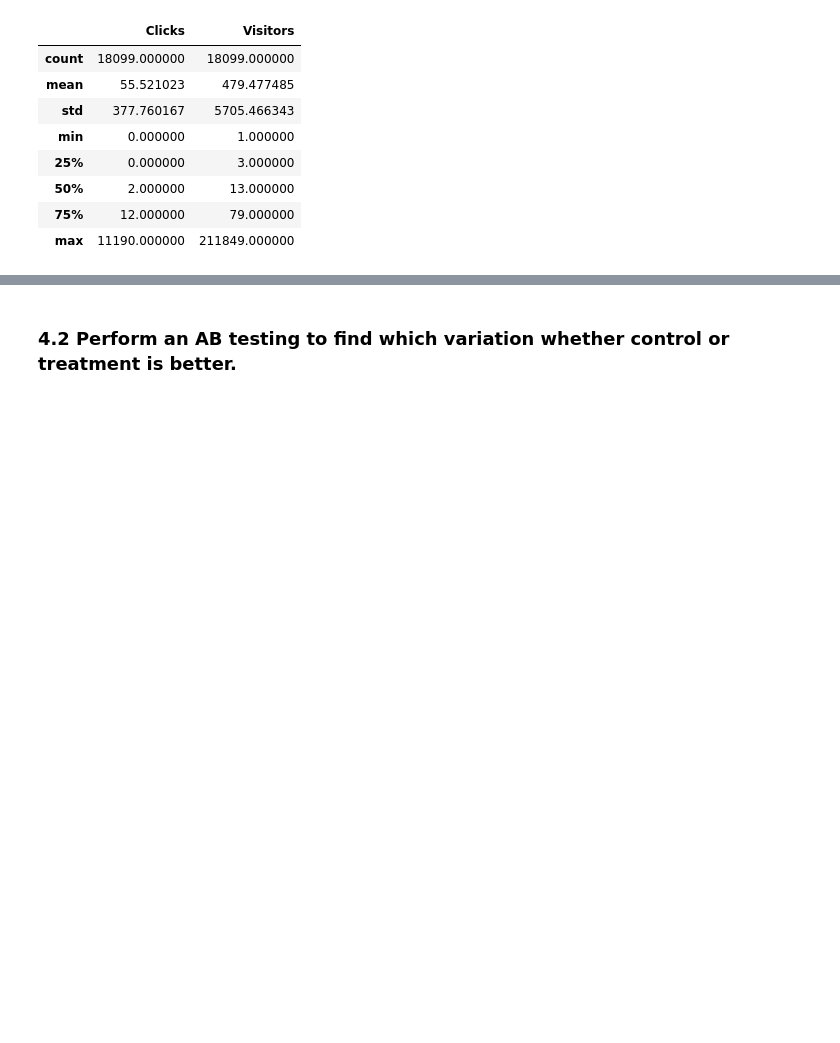
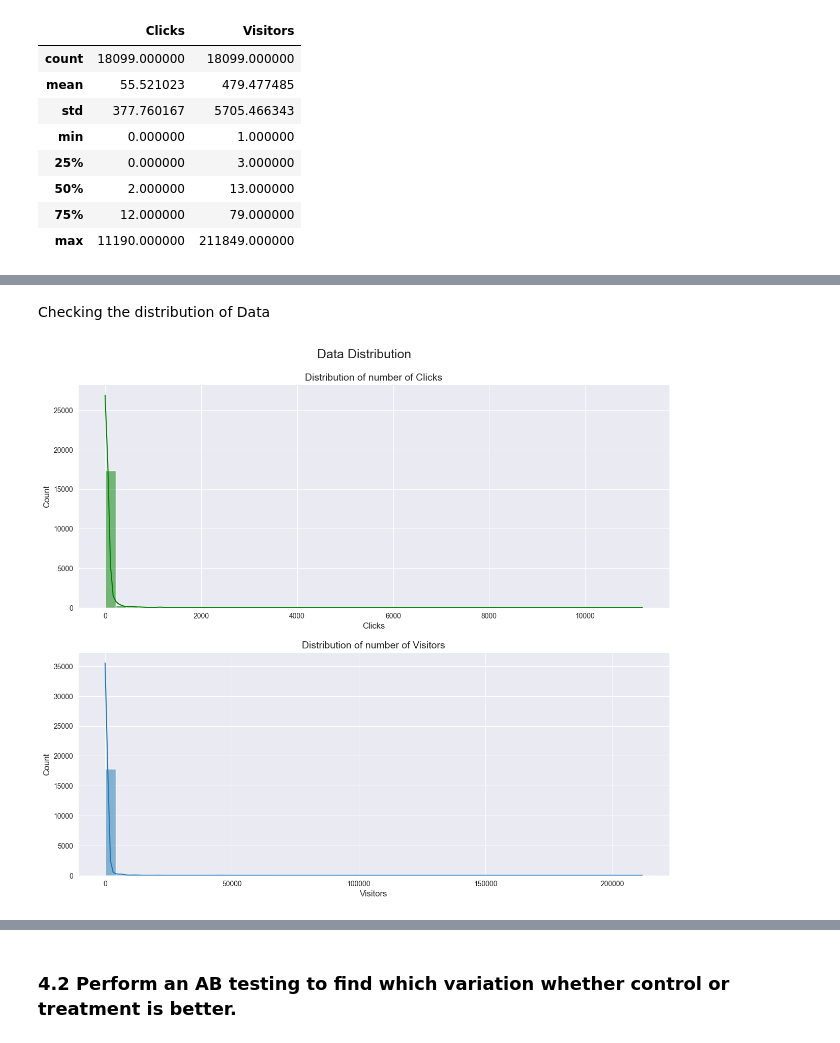
Before and after one commit to pratiksrm99/DataAnalysis, a Jupyter notebook: Website_Visitors_Data_Analysis/Analysis Notebook/Part_4-A_B_testing.ipynb, the cells around one changed output, grey strips where cells are left out. Cells and saved outputs as stored; diff of their text form; code cells hidden in the pictures; blank space fills up the shorter version.

```diff
--- a/Website_Visitors_Data_Analysis/Analysis Notebook/Part_4-A_B_testing.ipynb
+++ b/Website_Visitors_Data_Analysis/Analysis Notebook/Part_4-A_B_testing.ipynb
@@ -126,0 +115,28 @@ new_df.head()
+# %% [markdown]
+Checking the distribution of Data
+# %%
+# Styling the plot
+sns.set_style("darkgrid")
+
+# Creating subplots
+plt.subplots(2,1, figsize=(15,7))
+
+# Checking distribution of "Clicks"
+plt.subplot(211)
+sns.histplot(df["Clicks"], bins=50, kde=True, color="green")
+plt.title("Distribution of number of Clicks", fontsize=14)
+plt.xlabel("Clicks",fontsize=12)
+plt.ylabel("Count",fontsize=12)
+
+# Checking distribution of "Visitors"
+plt.subplot(212)
+sns.histplot(df["Visitors"], bins=50, kde=True)
+plt.title("Distribution of number of Visitors", fontsize=14)
+plt.xlabel("Visitors",fontsize=12)
+plt.ylabel("Count",fontsize=12)
+
+plt.subplots_adjust(bottom=-0.5)
+plt.suptitle("Data Distribution", fontsize=18)
+plt.show()
+# %% [output]
+[figure, added]
```
Also changed, not shown: parts of 11 cells of this notebook.
